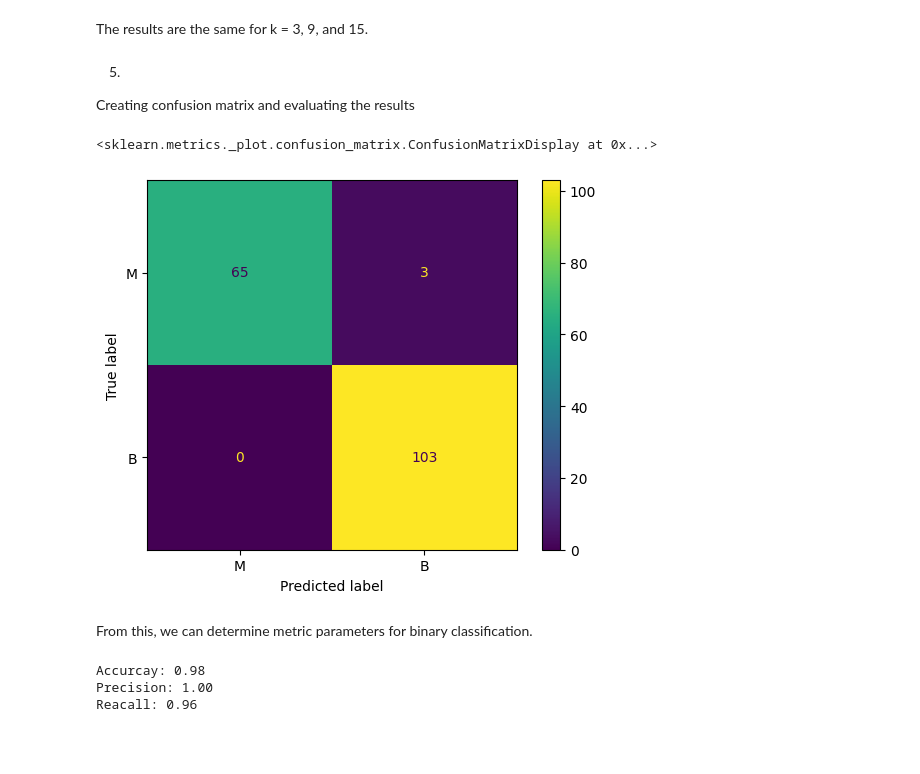
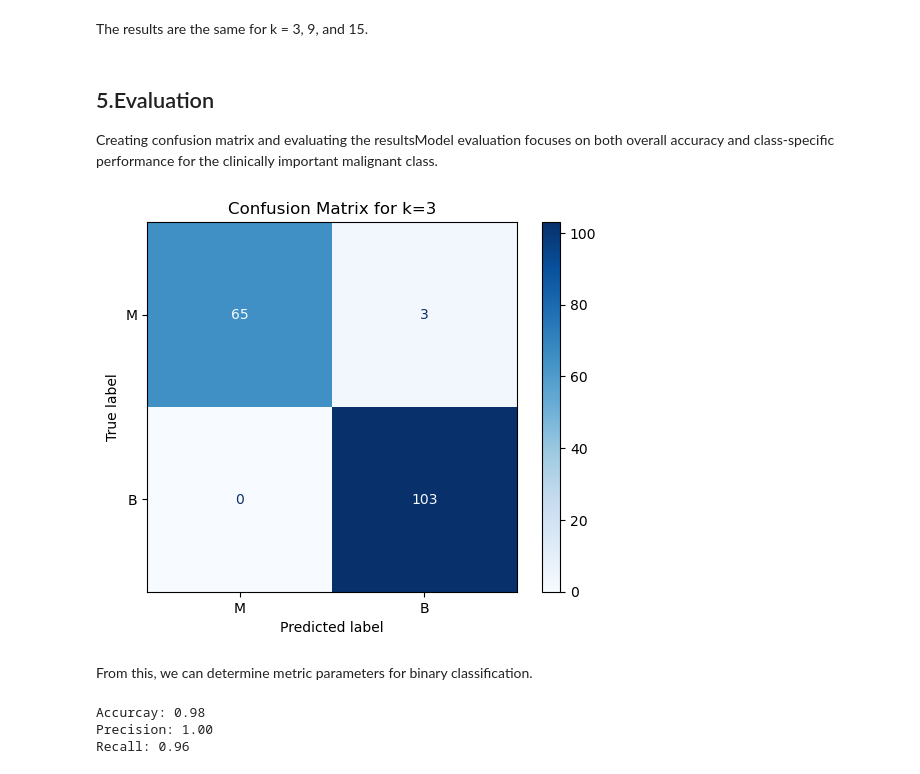
Before and after one commit to GeorgiiAf/machine_learning_assignments, a Jupyter notebook: assignment2.ipynb, the cells around one changed output. Saved outputs shown, nothing was run; the diff lists cells and outputs as text; code cells hidden in the pictures; blank space fills up the shorter version.

Commit message:
added names and ch 6. deployment. changed color fro matrix

```diff
--- a/assignment2.ipynb
+++ b/assignment2.ipynb
@@ -84,19 +95,20 @@ k = 15, accuracy = 0.982
 # %% [markdown]
 The results are the same for k = 3, 9, and 15.
 # %% [markdown]
-5.
-Creating confusion matrix and evaluating the results
+## 5.Evaluation
+Creating confusion matrix and evaluating the resultsModel evaluation focuses on both overall accuracy and class-specific performance for the clinically important malignant class.
 # %%
 from sklearn.metrics import confusion_matrix, ConfusionMatrixDisplay
 
 
 y_pred_test = knn.predict(X_test)
 cm = confusion_matrix(y_test, y_pred_test, labels=['M', 'B'])
 cmd = ConfusionMatrixDisplay(cm, display_labels=['M','B'])
-cmd.plot()
+cmd.plot(values_format='d', cmap='Blues')
+plt.title('Confusion Matrix for k=3')
+plt.show()
 # %% [output]
-<sklearn.metrics._plot.confusion_matrix.ConfusionMatrixDisplay at 0x...>
-[figure, old version]
+[figure, new version]
 # %% [markdown]
 From this, we can determine metric parameters for binary classification.
 # %%
@@ -107,12 +119,12 @@ TN = cm[1, 1]
 
 accuracy = (TP+TN)/(TP+FP+FN+TN)
 precision = TP/(TP+FP)
-reacall = TP/(TP+FN)
+recall = TP / (TP + FN)
 
-print(f"Accurcay: {accuracy:.2f}")
+print(f"Accuracy: {accuracy:.2f}")
 print(f"Precision: {precision:.2f}")
-print(f"Reacall: {reacall:.2f}")
+print(f"Recall: {recall:.2f}")
 # %% [output]
 Accurcay: 0.98
 Precision: 1.00
-Reacall: 0.96
+Recall: 0.96
```
Also changed, not shown: parts of 11 cells of this notebook.
